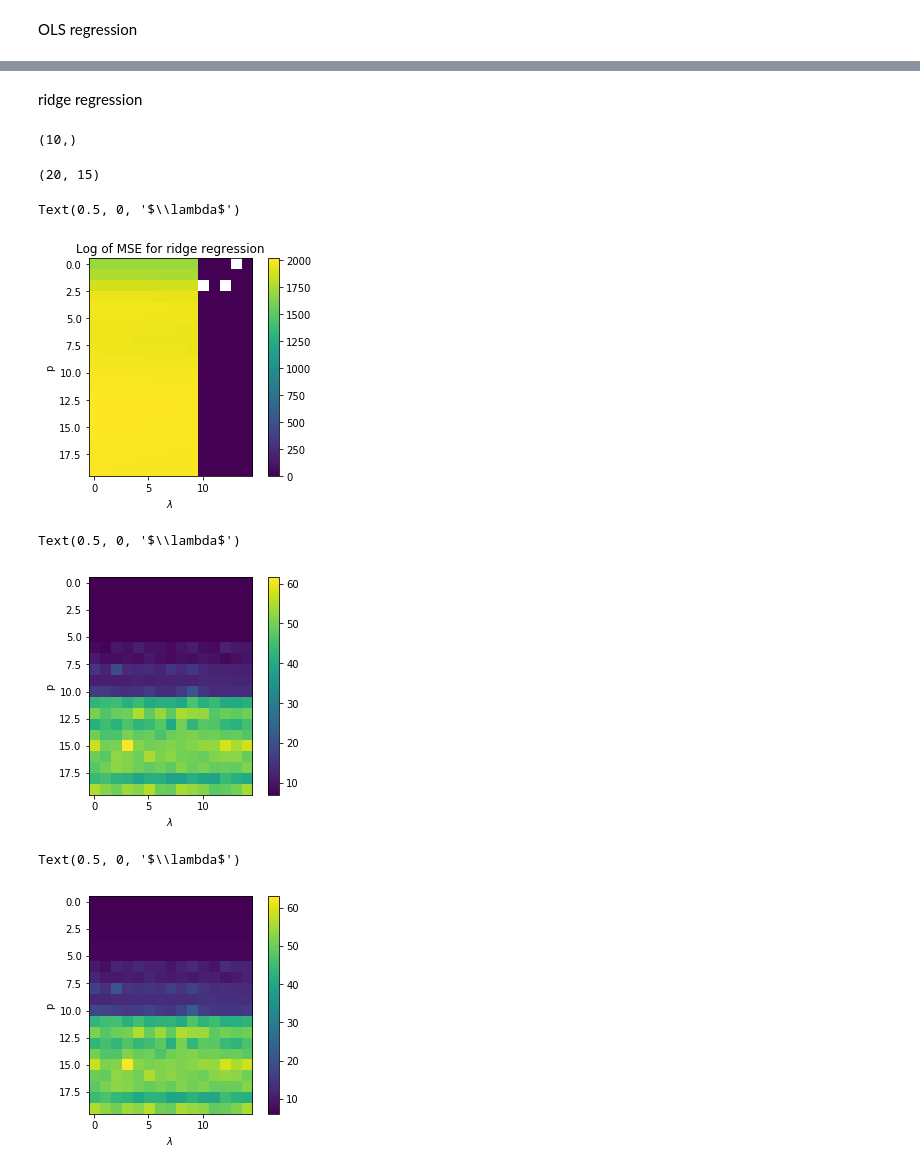
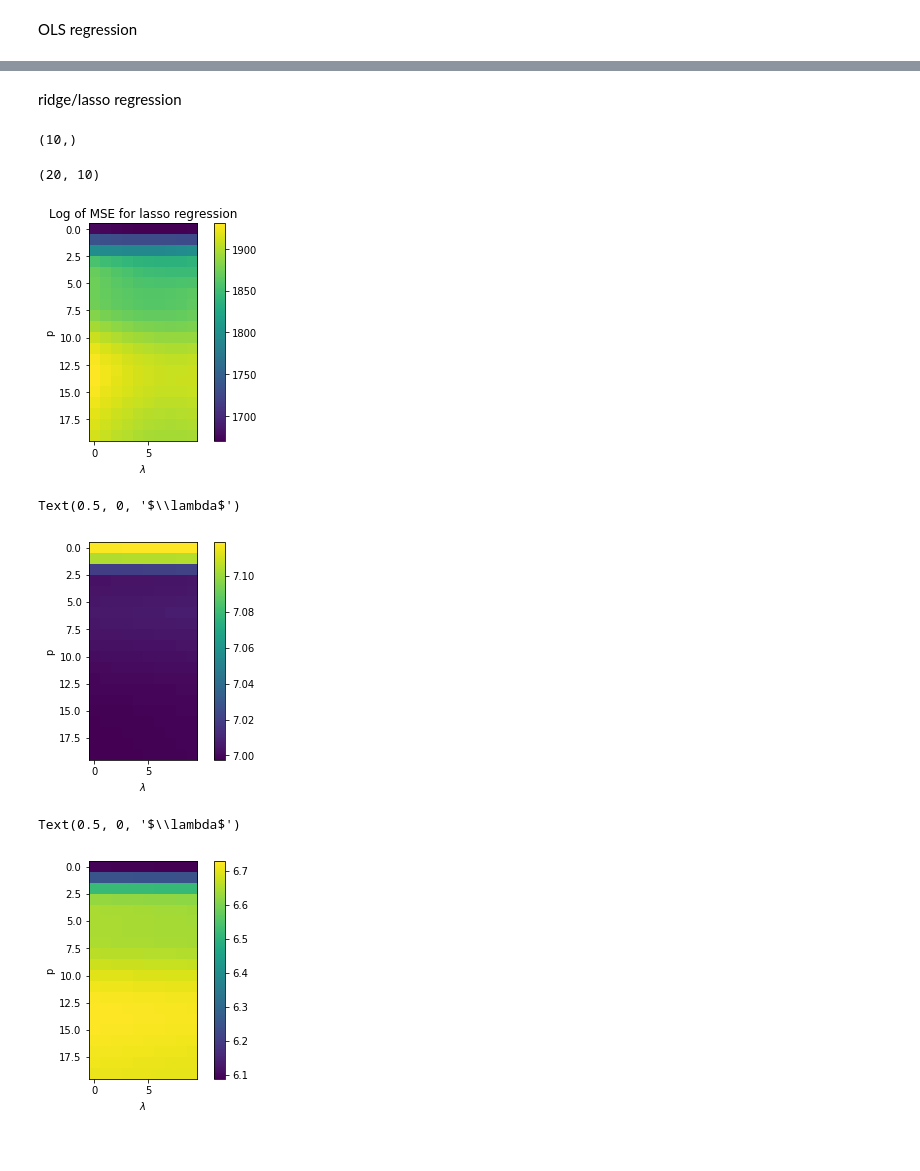
Before and after one commit to sifoss/FYS-STK_project1, a Jupyter notebook: exercise_f_g.ipynb, the cells around one changed output, grey strips where cells are left out. Cells and saved outputs as stored; diff of their text form; code cells hidden in the pictures.

```diff
--- a/exercise_f_g.ipynb
+++ b/exercise_f_g.ipynb
@@ -116,5 +106,5 @@ plt.show()
 # %% [markdown]
-ridge regression
+ridge/lasso regression
 # %%
 from sklearn.model_selection import KFold
 from Reg_class import Polyfit, DesignMatrix, R2
@@ -125,13 +115,13 @@ l = 10
 n = x_train.shape[0]
 p = np.arange(1,pmax+1)
 kfold = KFold(n_splits = k,shuffle=True,random_state=5)
-lambdas = np.linspace(1e-6, 0.1, l)
+lambdas = np.linspace(1e-6, 1, l) # [1e-6, 0.1] for lasso, []
 print (lambdas.shape)
 
-err = np.empty((pmax, lmax))
-bias = np.empty((pmax, lmax))
-var = np.empty((pmax, lmax))
-r2 = np.empty((pmax, lmax))
+err = np.empty((pmax, l))
+bias = np.empty((pmax, l))
+var = np.empty((pmax, l))
+r2 = np.empty((pmax, l))
 reg = Polyfit()
 
 for j in range(l):
@@ -156,15 +146,14 @@ for j in range(l):
 # %%
 plt.imshow(err)
 print (err.shape)
 plt.colorbar()
-plt.title ('Log of MSE for ridge regression')
+plt.title ('Log of MSE for lasso regression')
 plt.ylabel('p')
 plt.xlabel(r'$\lambda$')
-#plt.savefig('ridgekval')
+plt.savefig('lassokval')
 # %% [output]
-(20, 15)
+(20, 10)
-Text(0.5, 0, '$\\lambda$')
-[figure, old version]
+[figure, new version]
 # %%
 plt.imshow(np.log(bias))
 plt.colorbar()
@@ -172,7 +161,7 @@ plt.ylabel('p')
 plt.xlabel(r'$\lambda$')
 # %% [output]
 Text(0.5, 0, '$\\lambda$')
-[figure, old version]
+[figure, new version]
 # %%
 plt.imshow(np.log(var))
 plt.colorbar()
@@ -180,4 +169,4 @@ plt.ylabel('p')
 plt.xlabel(r'$\lambda$')
 # %% [output]
 Text(0.5, 0, '$\\lambda$')
-[figure, old version]
+[figure, new version]
```
Also changed, not shown: parts of 4 cells of this notebook, 2 other files.
